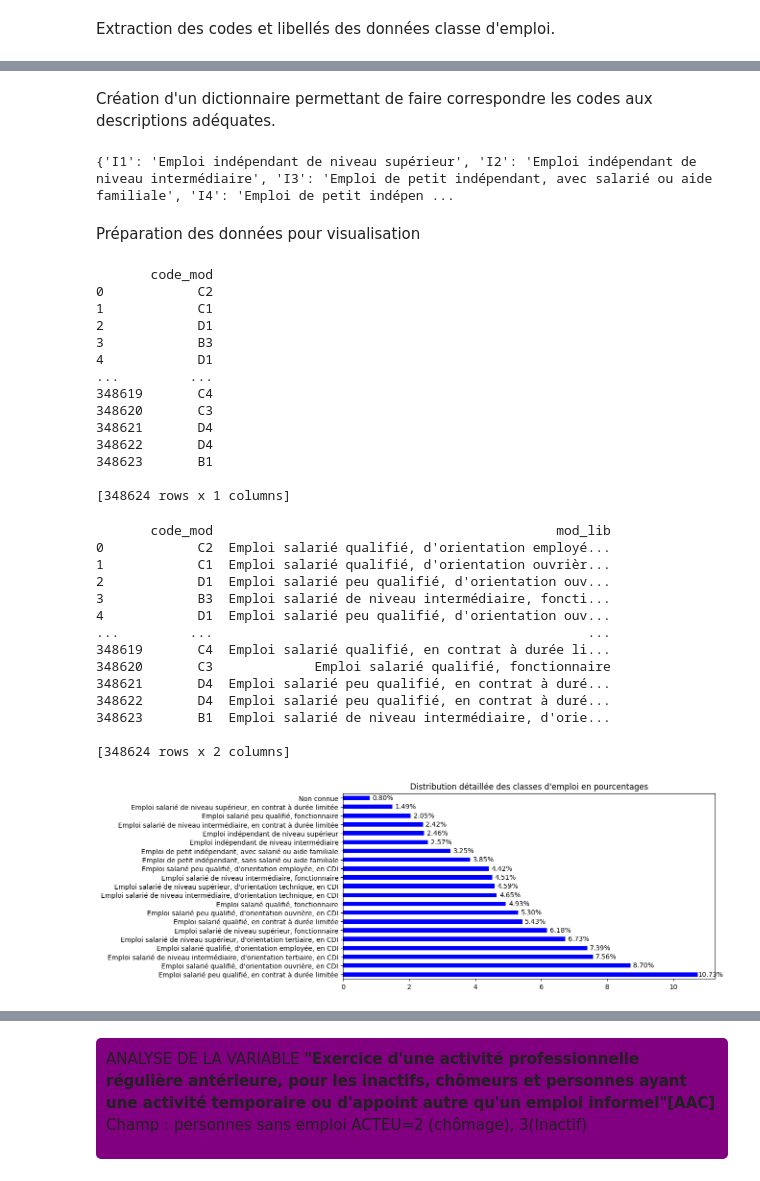
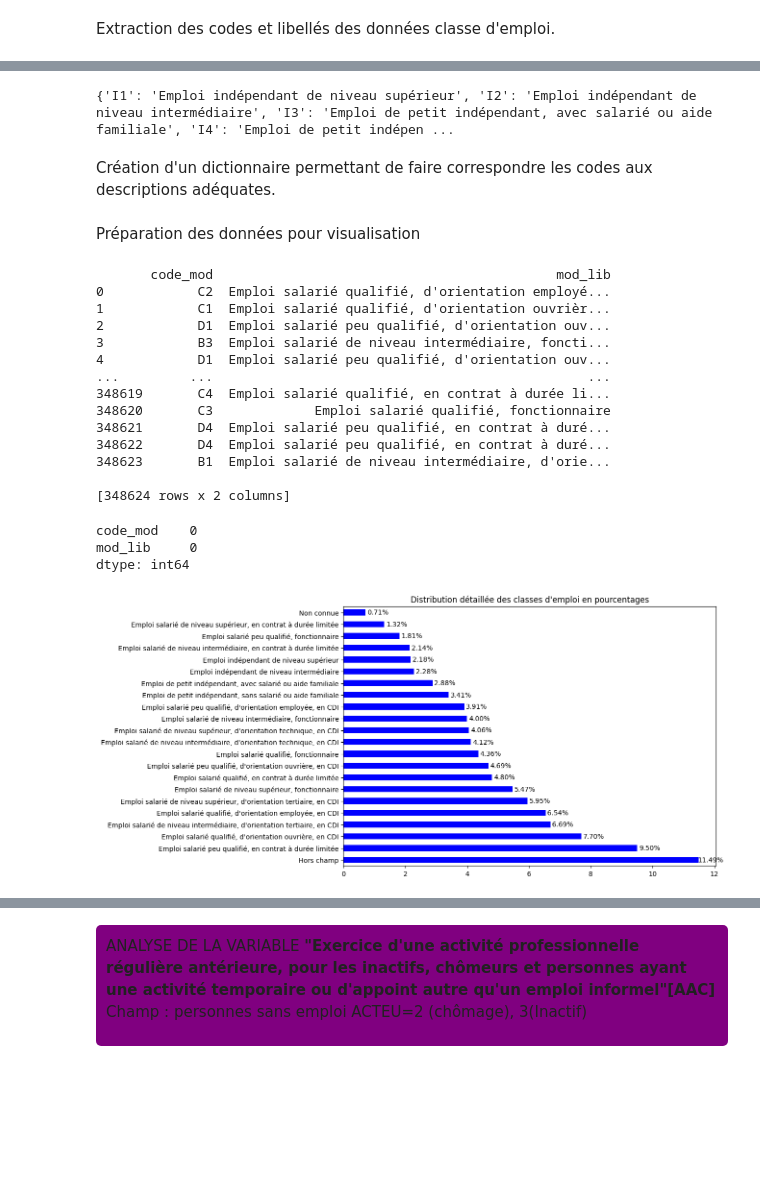
Before and after one commit to Gustiyn/ANALYSE-DES-DONNEES-ACTIVITE-EMPLOI-ET-CHOMAGE---ENQUETE-EMPLOI-EN-CONTINU, a Jupyter notebook: EEC23.ipynb, the cells around one changed output, grey strips where cells are left out. Drawn from its saved outputs; the diff is of its cells as text; code cells hidden in the pictures; blank space fills up the shorter version.

```diff
--- a/EEC23.ipynb
+++ b/EEC23.ipynb
@@ -118,3 +189,5 @@ Extraction des codes et libellés des données classe d'emploi.
 # %%
 acl_emploi_varmod = varmod_eec23[varmod_eec23['COD_VAR'] == 'ACL_EMPLOI']
 acl_emploi_varmod = acl_emploi_varmod.drop(columns=['TYPE_VAR', 'LONG_VAR'])
+acl_emploi_dict = dict(zip(acl_emploi_varmod['COD_MOD'], acl_emploi_varmod['LIB_MOD']))
+print(acl_emploi_dict)
@@ -135,15 +196,10 @@ print(missing_values.loc['ACL_EMPLOI'])
+# %%
+acl_emploi_dict['0'] = acl_emploi_dict.pop(np.nan)
+print(acl_emploi_dict)
+# %% [output]
+{'I1': 'Emploi indépendant de niveau supérieur', 'I2': 'Emploi indépendant de niveau intermédiaire', 'I3': 'Emploi de petit indépendant, avec salarié ou aide familiale', 'I4': 'Emploi de petit indépen ...
 # %% [markdown]
 Création d'un dictionnaire permettant de faire correspondre les codes aux descriptions adéquates.
-# %%
-#Suppression valeurs manquantes pour eviter des erreurs dans le dictionnaire avec la modalité "hors champ"
-acl_emploi_desc = acl_emploi_varmod.dropna(subset=['COD_MOD', 'LIB_MOD'])
-
-#Création d'un dictionnaire contenant les codes des modalités et leurs descriptions
-acl_emploi_dict = dict(zip(acl_emploi_desc['COD_MOD'], acl_emploi_desc['LIB_MOD']))
-
-print(acl_emploi_dict)
-# %% [output]
-{'I1': 'Emploi indépendant de niveau supérieur', 'I2': 'Emploi indépendant de niveau intermédiaire', 'I3': 'Emploi de petit indépendant, avec salarié ou aide familiale', 'I4': 'Emploi de petit indépen ...
 # %% [markdown]
 Préparation des données pour visualisation
 # %%
@@ -151,61 +207,50 @@ Préparation des données pour visualisation
 eec23_acl_emploi = pd.DataFrame()
 
 # Création d'une colonne 'code_mod' contenant les données codées des modalités
-eec23_acl_emploi['code_mod'] = eec23['ACL_EMPLOI']
+eec23_acl_emploi['code_mod'] = eec23['ACL_EMPLOI'].fillna(0).astype(str)
+eec23_acl_emploi['mod_lib'] = eec23_acl_emploi['code_mod'].map(acl_emploi_dict)
 print(eec23_acl_emploi)
 # %% [output]
-       code_mod
-0            C2
-1            C1
-2            D1
-3            B3
-4            D1
-...         ...
-348619       C4
-348620       C3
-348621       D4
-348622       D4
-348623       B1
+       code_mod                                            mod_lib
+0            C2  Emploi salarié qualifié, d'orientation employé...
+1            C1  Emploi salarié qualifié, d'orientation ouvrièr...
+2            D1  Emploi salarié peu qualifié, d'orientation ouv...
+3            B3  Emploi salarié de niveau intermédiaire, foncti...
+4            D1  Emploi salarié peu qualifié, d'orientation ouv...
+...         ...                                                ...
+348619       C4  Emploi salarié qualifié, en contrat à durée li...
+348620       C3             Emploi salarié qualifié, fonctionnaire
+348621       D4  Emploi salarié peu qualifié, en contrat à duré...
+348622       D4  Emploi salarié peu qualifié, en contrat à duré...
+348623       B1  Emploi salarié de niveau intermédiaire, d'orie...
 
-[348624 rows x 1 columns]
+[348624 rows x 2 columns]
-# %%
-# Ajout de la colonne 'mod_lib' en faisant correspondre les codes(code_mod) à leurs descriptions respectives
-eec23_acl_emploi['mod_lib'] = eec23_acl_emploi['code_mod'].map(acl_emploi_dict)
-
-print(eec23_acl_emploi)
-# %% [output]
-       code_mod                                            mod_lib
-0            C2  Emploi salarié qualifié, d'orientation employé...
-1            C1  Emploi salarié qualifié, d'orientation ouvrièr...
-2            D1  Emploi salarié peu qualifié, d'orientation ouv...
-3            B3  Emploi salarié de niveau intermédiaire, foncti...
-4            D1  Emploi salarié peu qualifié, d'orientation ouv...
-...         ...                                                ...
-348619       C4  Emploi salarié qualifié, en contrat à durée li...
-348620       C3             Emploi salarié qualifié, fonctionnaire
-348621       D4  Emploi salarié peu qualifié, en contrat à duré...
-348622       D4  Emploi salarié peu qualifié, en contrat à duré...
-348623       B1  Emploi salarié de niveau intermédiaire, d'orie...
-
-[348624 rows x 2 columns]
+# %%
+# Recherche de valeurs manquantes
+missing_values = eec23_acl_emploi.isnull().sum()
+print(missing_values)
+# %% [output]
+code_mod    0
+mod_lib     0
+dtype: int64
 # %%
 # Graphique en barres
 total = eec23_acl_emploi['mod_lib'].value_counts().sum()
 pourcentages = eec23_acl_emploi['mod_lib'].value_counts() / total * 100
 
-plt.figure(figsize=(10, 5))
+plt.figure(figsize=(10, 7))
 
 ax = pourcentages.plot(kind='barh', color='b')
 for i in ax.patches:
     ax.text(i.get_width() + 0.4, i.get_y() + i.get_height() / 2, f"{i.get_width():.2f}%", ha='center', va='center')
 
 plt.xlabel("")
 plt.ylabel("")
 
 plt.title("Distribution détaillée des classes d'emploi en pourcentages")
 plt.show()
 # %% [output]
-[figure, old version]
+[figure, new version]
 # %%
 # Extraction du premier caractère de codes des modalités afin de les regrouper en classes
 eec23_acl_emploi['code_mod_category'] = eec23_acl_emploi['code_mod'].apply(lambda x: x[0] if pd.notnull(x) else x)
```
Also changed, not shown: parts of 32 cells of this notebook.
